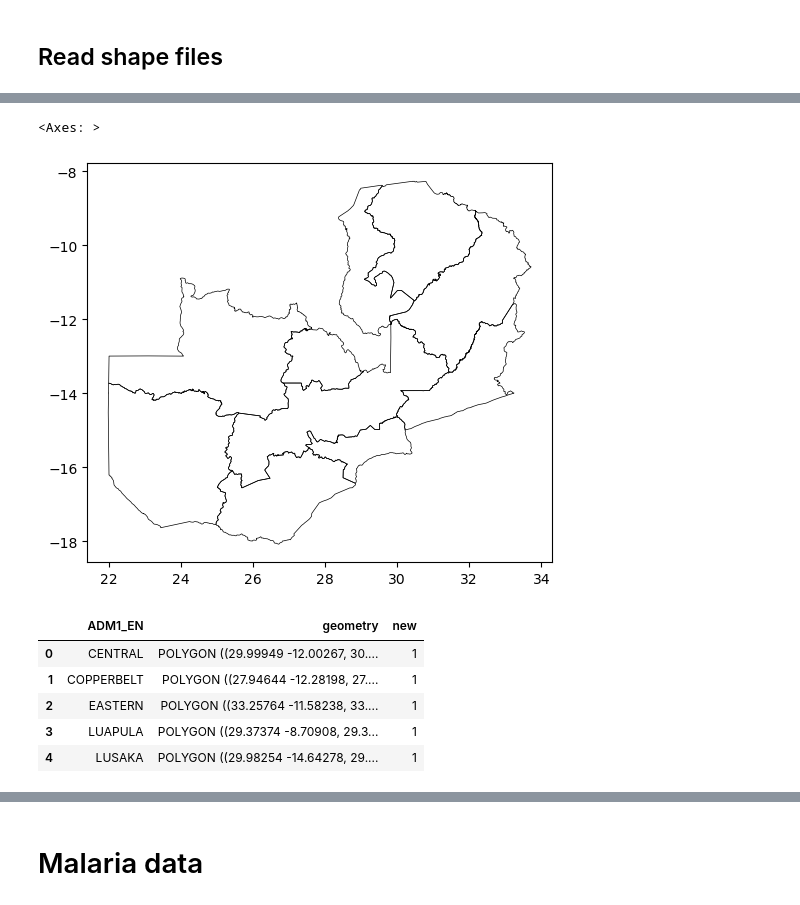
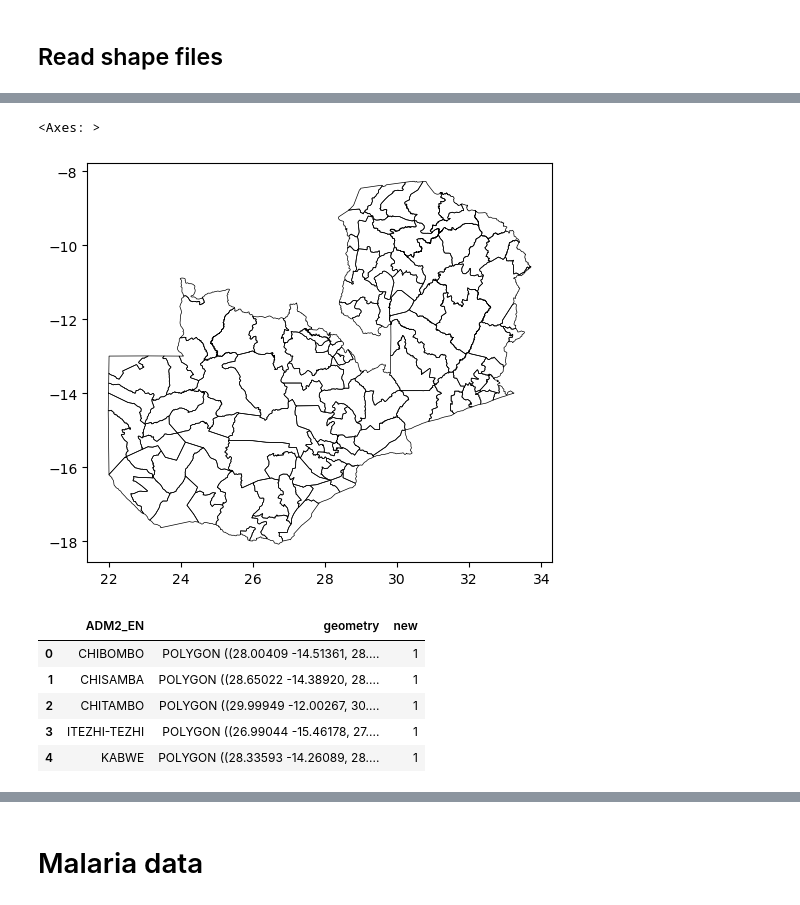
Before and after one commit to selenalinden/aggVAE, a Jupyter notebook: aggVAE.ipynb, the cells around one changed output, grey strips where cells are left out. Cells and saved outputs as stored; diff of their text form; code cells hidden in the pictures.

```diff
--- a/aggVAE.ipynb
+++ b/aggVAE.ipynb
@@ -41,8 +44,8 @@ print(numpyro.__version__)
 # %% [markdown]
 ## Read shape files
 # %%
-shape_new = gpd.read_file('data/Shapefiles/zmb_admbnda_adm1_dmmu_20201124.shp')
-shape_new = shape_new[['ADM1_EN', 'geometry']]
+shape_new = gpd.read_file(f"data/Shapefiles/zmb_admbnda_adm{admin_level}_dmmu_20201124.shp")
+shape_new = shape_new[[f"ADM{admin_level}_EN", 'geometry']]
 shape_new['new'] = 1
 shape_new
 # %% [output]
@@ -70,17 +75,17 @@ shape_new.boundary.plot(linewidth=0.5,  edgecolor='black', figsize=(6,6))
 #plt.savefig('res/boundaries_after2010.pdf')
 # %% [output]
 <Axes: >
-[figure, old version]
+[figure, new version]
 # %%
 # capitalise unit names
-names_shape_new = shape_new['ADM1_EN'].values
-shape_new['ADM1_EN'] =  np.array([names_shape_new[i].upper() for i in range(len(names_shape_new))])
+names_shape_new = shape_new[f"ADM{admin_level}_EN"].values
+shape_new[f"ADM{admin_level}_EN"] =  np.array([names_shape_new[i].upper() for i in range(len(names_shape_new))])
 shape_new.head(5)
 # %% [output]
-|  | ADM1_EN | geometry | new |
-| 0 | CENTRAL | POLYGON ((29.99949 -12.00267, 30.... | 1 |
-| 1 | COPPERBELT | POLYGON ((27.94644 -12.28198, 27.... | 1 |
-| 2 | EASTERN | POLYGON ((33.25764 -11.58238, 33.... | 1 |
-| 3 | LUAPULA | POLYGON ((29.37374 -8.70908, 29.3... | 1 |
-| 4 | LUSAKA | POLYGON ((29.98254 -14.64278, 29.... | 1 |
+|  | ADM2_EN | geometry | new |
+| 0 | CHIBOMBO | POLYGON ((28.00409 -14.51361, 28.... | 1 |
+| 1 | CHISAMBA | POLYGON ((28.65022 -14.38920, 28.... | 1 |
+| 2 | CHITAMBO | POLYGON ((29.99949 -12.00267, 30.... | 1 |
+| 3 | ITEZHI-TEZHI | POLYGON ((26.99044 -15.46178, 27.... | 1 |
+| 4 | KABWE | POLYGON ((28.33593 -14.26089, 28.... | 1 |
 # %%
```
Also changed, not shown: parts of 16 cells of this notebook, 2 other files.
